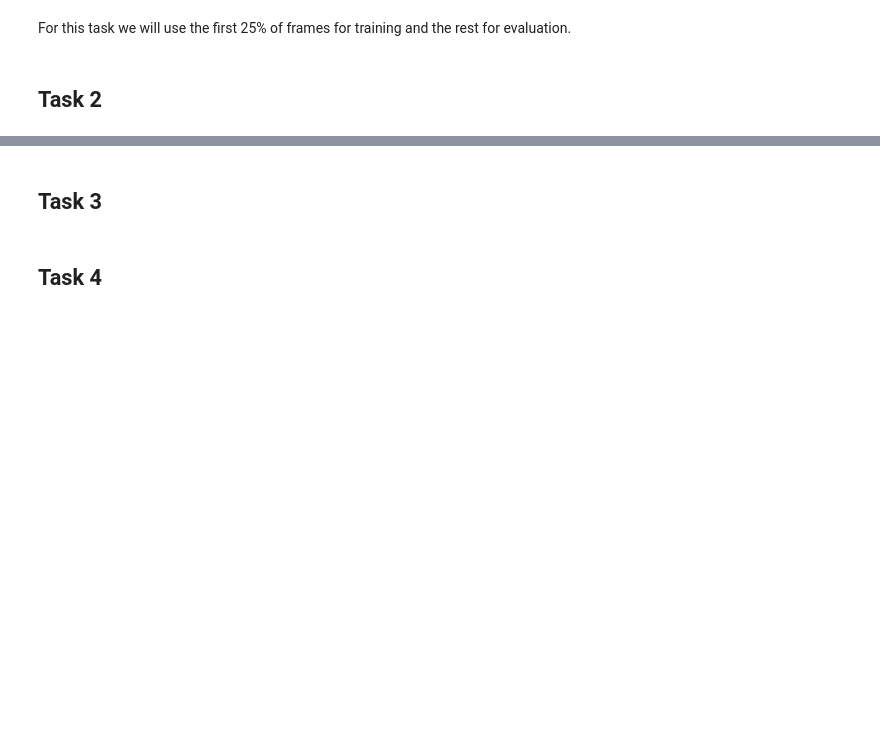
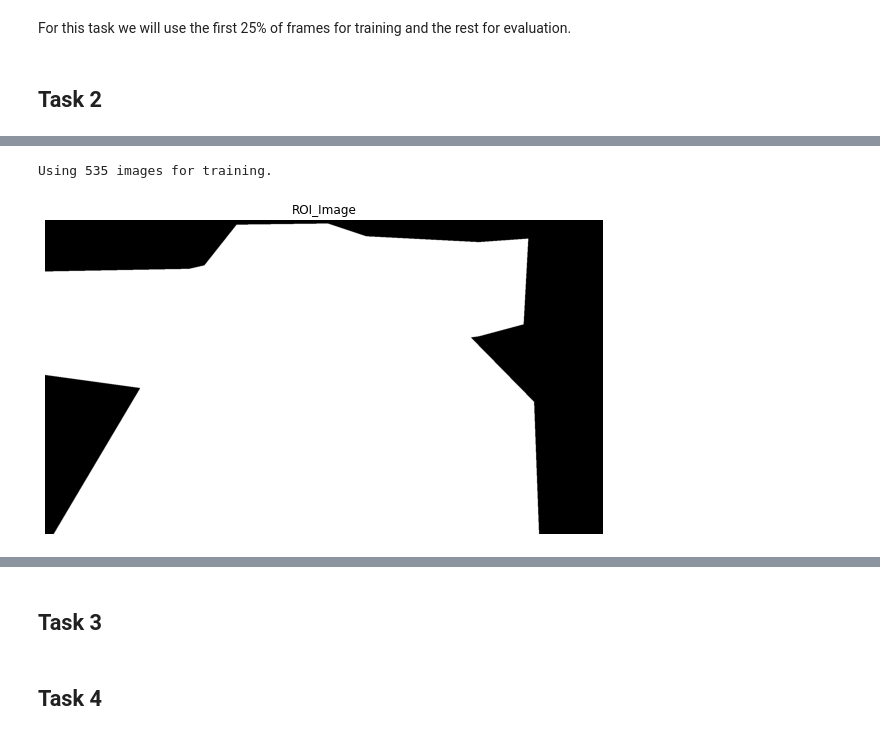
Before and after one commit to mcv-m6-video/mcv-m6-2021-team2, a Jupyter notebook: week2.ipynb, the cells around one changed output, grey strips where cells are left out. Saved outputs shown, nothing was run; the diff lists cells and outputs as text; code cells hidden in the pictures; blank space fills up the shorter version.

```diff
--- a/week2.ipynb
+++ b/week2.ipynb
@@ -45,0 +66,13 @@ For this task we will use the first 25% of frames for training and the rest for
+# %%
+training_split_idx = int(len(frames)*0.25)
+print(f'Using {training_split_idx} images for training.')
+training_frames = frames[:training_split_idx]
+height, width = training_frames[0].shape
+# %% [output]
+Using 535 images for training.
+# %%
+# -- Get the ROI image -- #
+roi_image = cv2.imread(str(AICITY_DATA_ROOT / 'roi.jpg'), cv2.IMREAD_GRAYSCALE)
+plot_img(roi_image, cmap='gray', title='ROI_Image', save_root=RESULTS_ROOT/'week2')
+# %% [output]
+[figure, added]
```
Also changed, not shown: parts of 16 cells of this notebook, 3 other files.
